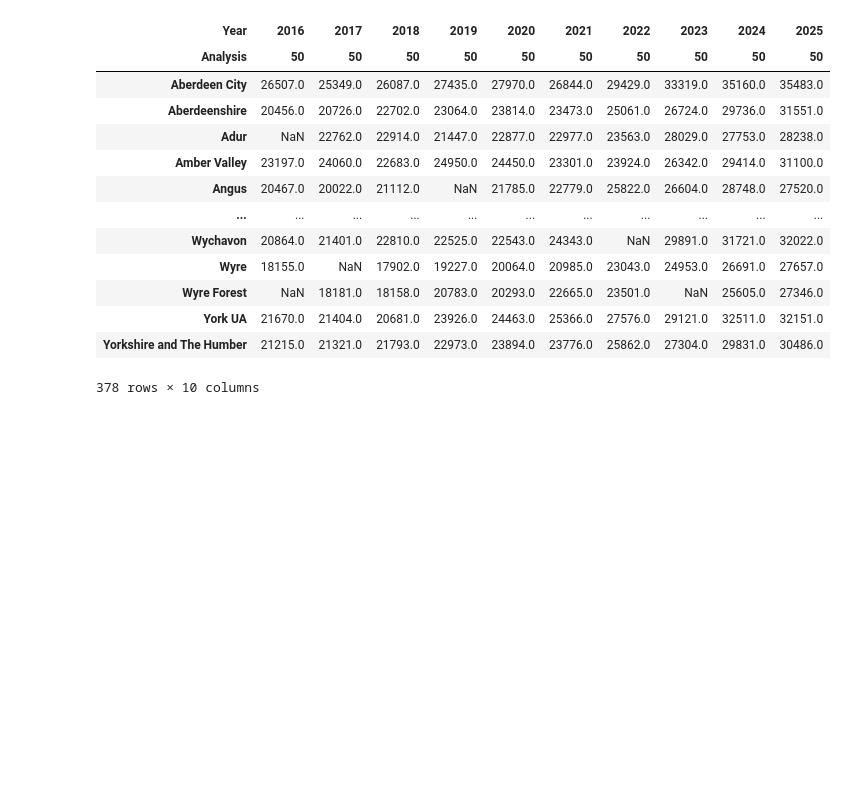
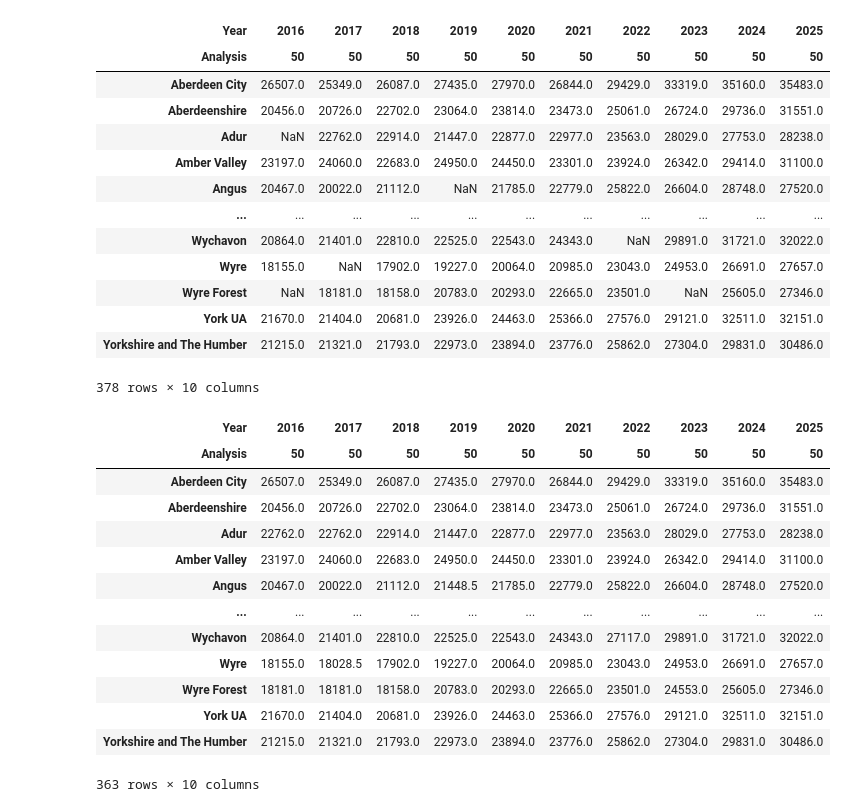
Before and after one commit to Belmiro42/M6006_assignment3_21101061234, a Jupyter notebook: Cleaning_Income.ipynb, the cells around one changed output. Drawn from its saved outputs; the diff is of its cells as text; code cells hidden in the pictures; blank space fills up the shorter version.

Commit message:
Imputation

```diff
--- a/Cleaning_Income.ipynb
+++ b/Cleaning_Income.ipynb
@@ -112,5 +330,20 @@ combined_median
 # %%
-#IMPUTATION  HERE (CANT HAVE NAN VALUES BEFORE TERCILES)
+combined_median
+# %% [output]
+| Year | 2016 | 2017 | 2018 | 2019 | 2020 | 2021 | 2022 | 2023 | 2024 | 2025 |
+| Analysis | 50 | 50 | 50 | 50 | 50 | 50 | 50 | 50 | 50 | 50 |
+| Aberdeen City | 26507.0 | 25349.0 | 26087.0 | 27435.0 | 27970.0 | 26844.0 | 29429.0 | 33319.0 | 35160.0 | 35483.0 |
+| Aberdeenshire | 20456.0 | 20726.0 | 22702.0 | 23064.0 | 23814.0 | 23473.0 | 25061.0 | 26724.0 | 29736.0 | 31551.0 |
+| Adur | 22762.0 | 22762.0 | 22914.0 | 21447.0 | 22877.0 | 22977.0 | 23563.0 | 28029.0 | 27753.0 | 28238.0 |
+| Amber Valley | 23197.0 | 24060.0 | 22683.0 | 24950.0 | 24450.0 | 23301.0 | 23924.0 | 26342.0 | 29414.0 | 31100.0 |
+| Angus | 20467.0 | 20022.0 | 21112.0 | 21448.5 | 21785.0 | 22779.0 | 25822.0 | 26604.0 | 28748.0 | 27520.0 |
+| ... | ... | ... | ... | ... | ... | ... | ... | ... | ... | ... |
+| Wychavon | 20864.0 | 21401.0 | 22810.0 | 22525.0 | 22543.0 | 24343.0 | 27117.0 | 29891.0 | 31721.0 | 32022.0 |
+| Wyre | 18155.0 | 18028.5 | 17902.0 | 19227.0 | 20064.0 | 20985.0 | 23043.0 | 24953.0 | 26691.0 | 27657.0 |
+| Wyre Forest | 18181.0 | 18181.0 | 18158.0 | 20783.0 | 20293.0 | 22665.0 | 23501.0 | 24553.0 | 25605.0 | 27346.0 |
+| York UA | 21670.0 | 21404.0 | 20681.0 | 23926.0 | 24463.0 | 25366.0 | 27576.0 | 29121.0 | 32511.0 | 32151.0 |
+| Yorkshire and The Humber | 21215.0 | 21321.0 | 21793.0 | 22973.0 | 23894.0 | 23776.0 | 25862.0 | 27304.0 | 29831.0 | 30486.0 |
+363 rows × 10 columns
 # %%
 import numpy as np
 import pandas as pd
```
Also changed, not shown: parts of 7 cells of this notebook, 9 other files.
